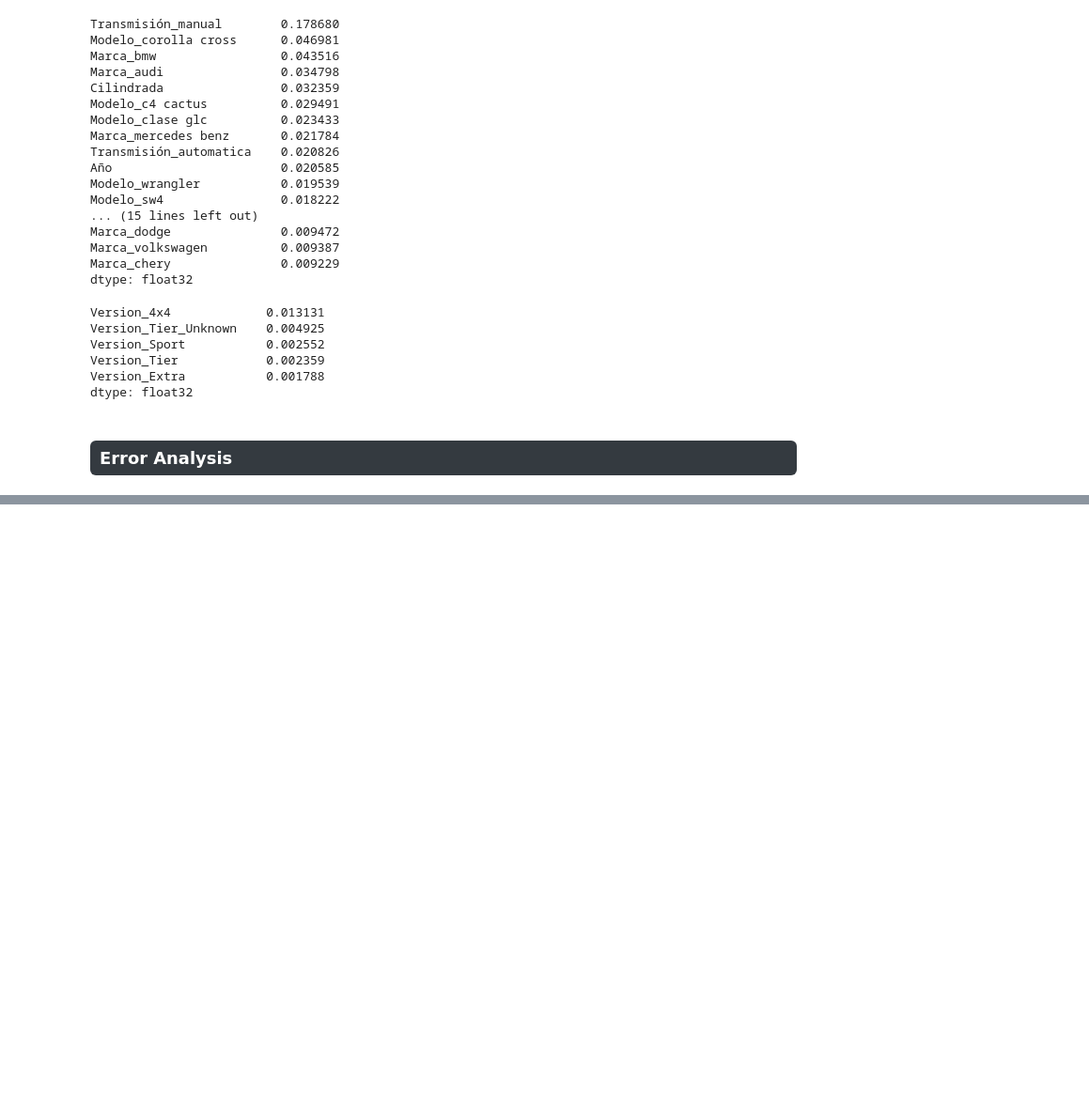
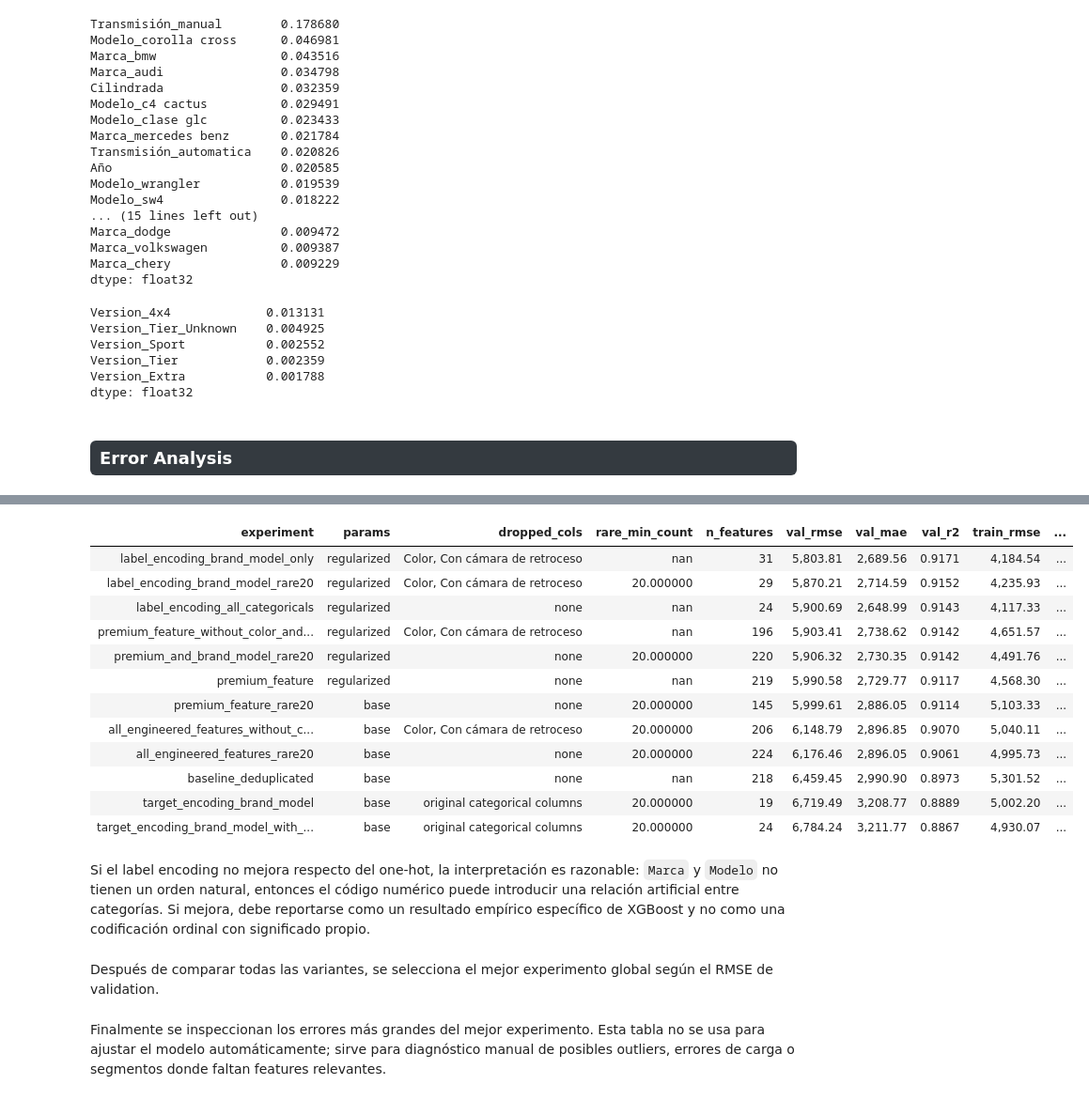
Before and after one commit to abrildiaco/TP_Final_ML, a Jupyter notebook: notebooks/just_trying.ipynb, the cells around one changed output, grey strips where cells are left out. Shown at 94% size. Drawn from its saved outputs; the diff is of its cells as text; code cells hidden in the pictures; blank space fills up the shorter version.

```diff
--- a/notebooks/just_trying.ipynb
+++ b/notebooks/just_trying.ipynb
@@ -733,0 +754,17 @@ Error Analysis
+# %%
+import sys
+
+import pandas as pd
+
+sys.path.append("../src")
+
+import experiment_utils as exp
+
+TARGET = exp.TARGET
+XGB_BASE_PARAMS = exp.XGB_BASE_PARAMS
+XGB_REGULARIZED_PARAMS = exp.XGB_REGULARIZED_PARAMS
+# %%
+dataset_pp = pd.read_csv("../data/dataset_pp.csv")
+dataset_pp_dedup = exp.deduplicate_dataset(dataset_pp)
+
+exp.build_deduplication_summary(dataset_pp, dataset_pp_dedup)
@@ -733,0 +777,4 @@ Error Analysis
+# %%
+X_train_raw, X_val_raw, y_train, y_val = exp.split_after_deduplication(dataset_pp_dedup)
+
+exp.build_split_summary(X_train_raw, X_val_raw, y_train, y_val)
@@ -733,0 +898,8 @@ Error Analysis
+# %%
+experiment_comparison = (
+    pd.concat([one_hot_comparison, target_encoding_comparison], ignore_index=True)
+    .sort_values("val_rmse")
+    .reset_index(drop=True)
+)
+
+exp.style_experiment_comparison(experiment_comparison)
@@ -733,0 +973,30 @@ Error Analysis
+# %%
+experiment_comparison_with_label_encoding = (
+    pd.concat(
+        [experiment_comparison, label_encoding_comparison],
+        ignore_index=True,
+        sort=False,
+    )
+    .sort_values("val_rmse")
+    .reset_index(drop=True)
+)
+
+exp.style_experiment_comparison(experiment_comparison_with_label_encoding)
+# %% [output]
+| experiment | params | dropped_cols | rare_min_count | n_features | val_rmse | val_mae | val_r2 | train_rmse | ... |
+| label_encoding_brand_model_only | regularized | Color, Con cámara de retroceso | nan | 31 | 5,803.81 | 2,689.56 | 0.9171 | 4,184.54 | ... |
+| label_encoding_brand_model_rare20 | regularized | Color, Con cámara de retroceso | 20.000000 | 29 | 5,870.21 | 2,714.59 | 0.9152 | 4,235.93 | ... |
+| label_encoding_all_categoricals | regularized | none | nan | 24 | 5,900.69 | 2,648.99 | 0.9143 | 4,117.33 | ... |
+| premium_feature_without_color_and... | regularized | Color, Con cámara de retroceso | nan | 196 | 5,903.41 | 2,738.62 | 0.9142 | 4,651.57 | ... |
+| premium_and_brand_model_rare20 | regularized | none | 20.000000 | 220 | 5,906.32 | 2,730.35 | 0.9142 | 4,491.76 | ... |
+| premium_feature | regularized | none | nan | 219 | 5,990.58 | 2,729.77 | 0.9117 | 4,568.30 | ... |
+| premium_feature_rare20 | base | none | 20.000000 | 145 | 5,999.61 | 2,886.05 | 0.9114 | 5,103.33 | ... |
+| all_engineered_features_without_c... | base | Color, Con cámara de retroceso | 20.000000 | 206 | 6,148.79 | 2,896.85 | 0.9070 | 5,040.11 | ... |
+| all_engineered_features_rare20 | base | none | 20.000000 | 224 | 6,176.46 | 2,896.05 | 0.9061 | 4,995.73 | ... |
+| baseline_deduplicated | base | none | nan | 218 | 6,459.45 | 2,990.90 | 0.8973 | 5,301.52 | ... |
+| target_encoding_brand_model | base | original categorical columns | 20.000000 | 19 | 6,719.49 | 3,208.77 | 0.8889 | 5,002.20 | ... |
+| target_encoding_brand_model_with_... | base | original categorical columns | 20.000000 | 24 | 6,784.24 | 3,211.77 | 0.8867 | 4,930.07 | ... |
+# %% [markdown]
+Si el label encoding no mejora respecto del one-hot, la interpretación es razonable: `Marca` y `Modelo` no tienen un orden natural, entonces el código numérico puede introducir una relación artificial entre categorías. Si mejora, debe reportarse como un resultado empírico específico de XGBoost y no como una codificación ordinal con significado propio.
+# %% [markdown]
+Después de comparar todas las variantes, se selecciona el mejor experimento global según el RMSE de validation.
@@ -733,0 +1018,2 @@ Error Analysis
+# %% [markdown]
+Finalmente se inspeccionan los errores más grandes del mejor experimento. Esta tabla no se usa para ajustar el modelo automáticamente; sirve para diagnóstico manual de posibles outliers, errores de carga o segmentos donde faltan features relevantes.
```
Also changed, not shown: parts of 17 cells of this notebook, 3 other files.
